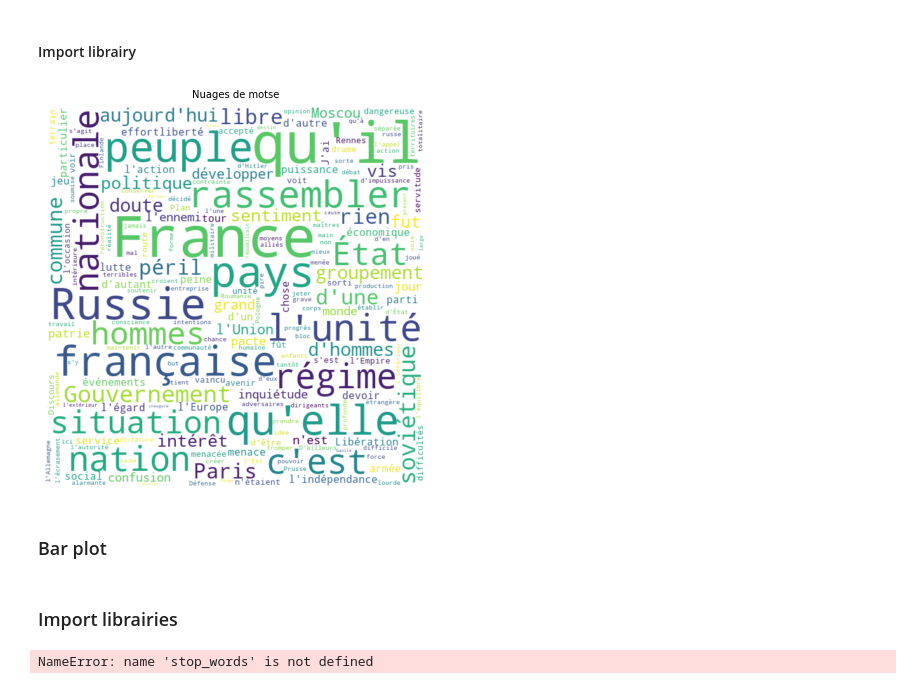
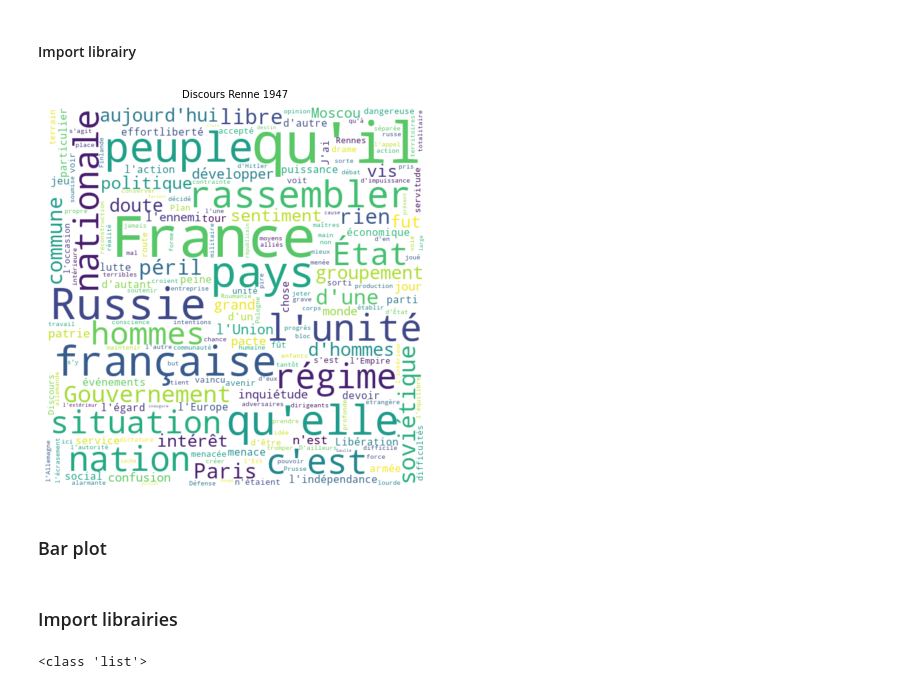
Before and after one commit to micka-sudo/politik, a Jupyter notebook: test_text/discours/renne_juillet_47.ipynb, the cells around one changed output. Cells and saved outputs as stored; diff of their text form; code cells hidden in the pictures.

```diff
--- a/test_text/discours/renne_juillet_47.ipynb
+++ b/test_text/discours/renne_juillet_47.ipynb
@@ -53,30 +53,26 @@ from spacy.lang.fr.stop_words import STOP_WORDS as fr_stop
 # %%
 def wordcloud(text,title) :
     add_stopwords = ['tout', 'plus', 'fait', 'voilà', 'faut', 'toujours', 'temps', 'pouvoirs',
                         'enfin', 'pourquoi', 'moment', 'si', 'mesure', 'quand', 'celui', 'ans', 'part', 'vive', 'faire',
                         'quant', 'alors', 'aucune', 'toute', 'donc', 'comme', 'aujourd', 'hui', 'dont', 'sans', 'tous',
                         'toutes', 'bien', 'où', 'cette', 'peut', 'milieu', 'peu', 'elles', 'parce', 'entre', 'entres', 'ils',
                         'dit', 'plus', 'moins', 'font', 'doit', 'dis', 'là', 'dessus', 'mêmes', 'ceux', 'ci', 'çi', 'dire',
                         'aussi', 'car', 'cela', 'fois', 'sous', 'général', 'depuis', 'autre', 'ni', 'entre', 'grande', 'leurs',
                         'leur', 'abord', 'chacun', 'être', 'autres', 'être', 'avec', 'contre', 'deux', 'français']
     stop_words = list(fr_stop) + add_stopwords
 #     # Définir un masque
 #     mask = np.array(Image.open('coeur.png'))
 #     # Définir le calque du nuage des mots
     wc = WordCloud(width=600, height=600, background_color='white', max_words=200, stopwords=stop_words, max_font_size=90, collocations=False, random_state=42)
 
     # Générer et afficher le nuage de mots
     plt.figure(figsize= (10,7))
     wc.generate(text)
     plt.imshow(wc, interpolation='bilinear')
     plt.axis('off')
     plt.title(title, fontsize=10, pad=10)
     plt.show()
 
-wordcloud(text,'Nuages de motse')
+wordcloud(text,'Discours Renne 1947')
 # %% [output]
-[figure, old version]
+[figure, new version]
-# %% [markdown]
-### Bar plot
-# %% [markdown]
-### Import librairies
@@ -100,4 +79,4 @@ def get_top_n_words(text, n=None):
-# %%
-common_words_text_tot = get_top_n_words(text, 20)
-# %% [output]
-NameError: name 'stop_words' is not defined
+# %% [markdown]
+### Bar plot
+# %% [markdown]
+### Import librairies
@@ -103,0 +111,4 @@ NameError: name 'stop_words' is not defined
+# %%
+common_words_text_tot = get_top_n_words(text, 20)
+# %% [output]
+<class 'list'>
```
Also changed, not shown: parts of 5 cells of this notebook.
